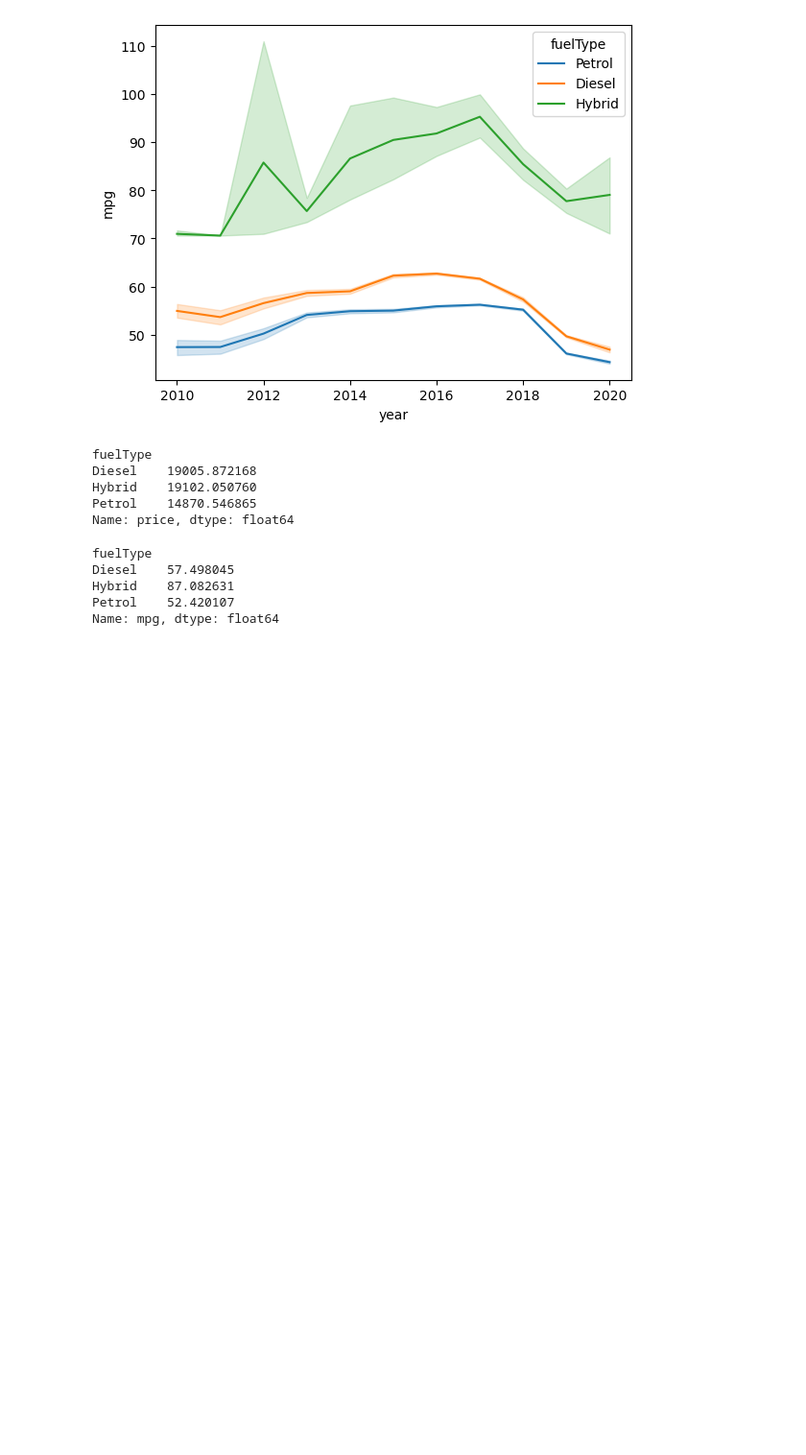
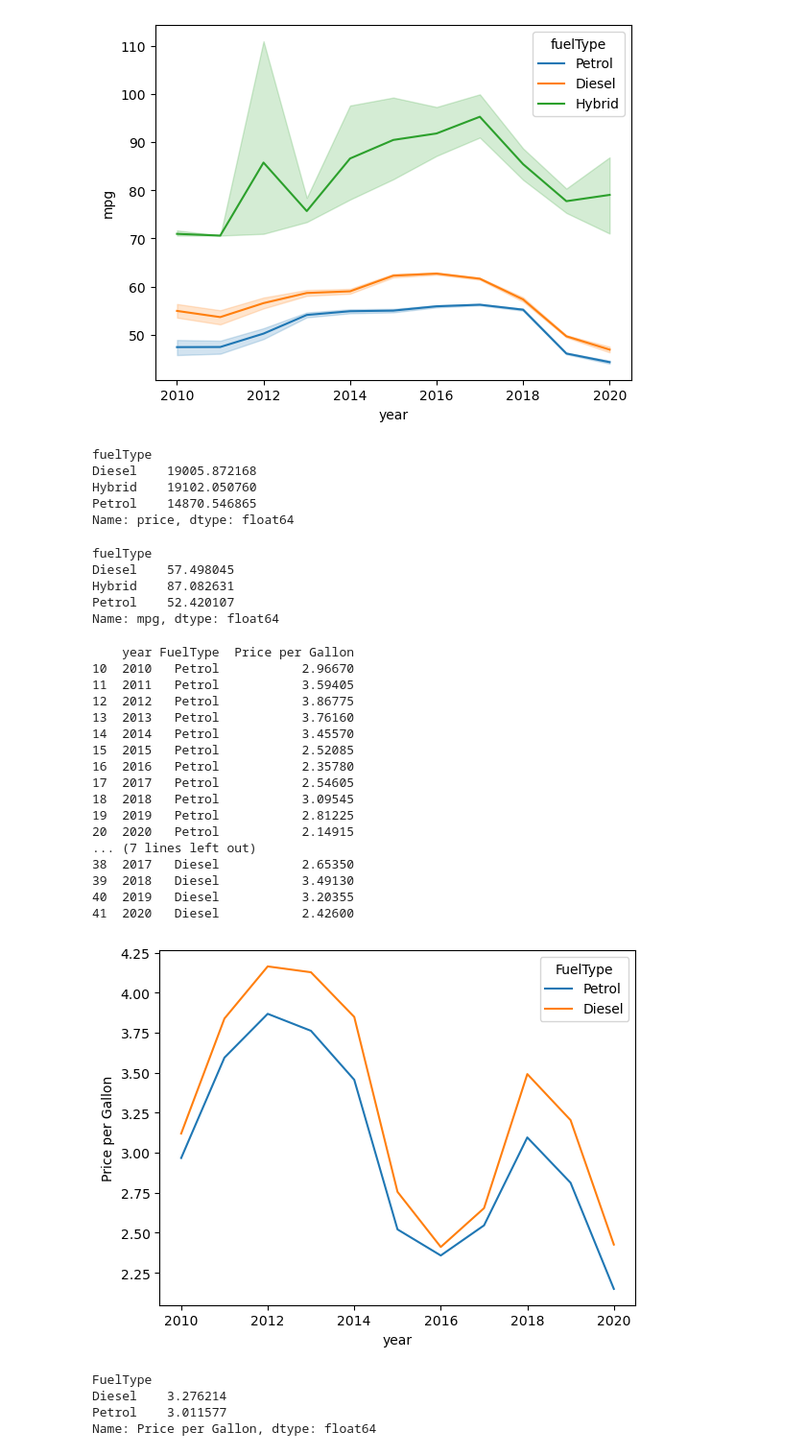
Before and after one commit to patpmcm/UCDPA_PatrickMcMahon, a Jupyter notebook: Crime_Stats.ipynb, the cells around one changed output. Shown at 96% size. Drawn from its saved outputs; the diff is of its cells as text; code cells hidden in the pictures; blank space fills up the shorter version.

```diff
--- a/Crime_Stats.ipynb
+++ b/Crime_Stats.ipynb
@@ -56,3 +56,42 @@ Diesel    57.498045
 Hybrid    87.082631
 Petrol    52.420107
 Name: mpg, dtype: float64
+# %%
+fuel_costs = pd.read_csv('Fuel Prices.csv')
+fuel_costs.set_index('year').iloc[:, 0:2]
+
+years = [2010, 2011, 2012, 2013, 2014, 2015, 2016, 2017, 2018, 2019, 2020]
+
+fuel_costs_filtered = fuel_costs.loc[fuel_costs['year'].isin(years)].iloc[:, 0:3]
+
+sns.lineplot(x = 'year', y = 'Price per Gallon', data = fuel_costs_filtered, hue = 'FuelType')
+
+
+print(fuel_costs_filtered)
+# %% [output]
+    year FuelType  Price per Gallon
+10  2010   Petrol           2.96670
+11  2011   Petrol           3.59405
+12  2012   Petrol           3.86775
+13  2013   Petrol           3.76160
+14  2014   Petrol           3.45570
+15  2015   Petrol           2.52085
+16  2016   Petrol           2.35780
+17  2017   Petrol           2.54605
+18  2018   Petrol           3.09545
+19  2019   Petrol           2.81225
+20  2020   Petrol           2.14915
+... (7 lines left out)
+38  2017   Diesel           2.65350
+39  2018   Diesel           3.49130
+40  2019   Diesel           3.20355
+41  2020   Diesel           2.42600
+[figure, added]
+# %%
+fuel_average = fuel_costs_filtered.groupby('FuelType')['Price per Gallon'].mean()
+print(fuel_average)
+# %% [output]
+FuelType
+Diesel    3.276214
+Petrol    3.011577
+Name: Price per Gallon, dtype: float64
```
